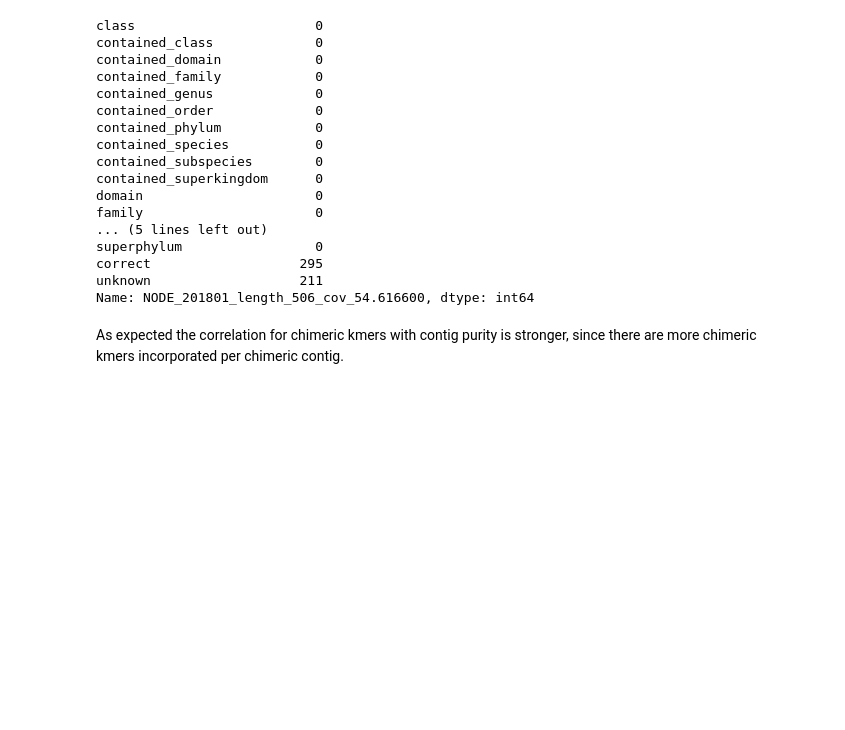
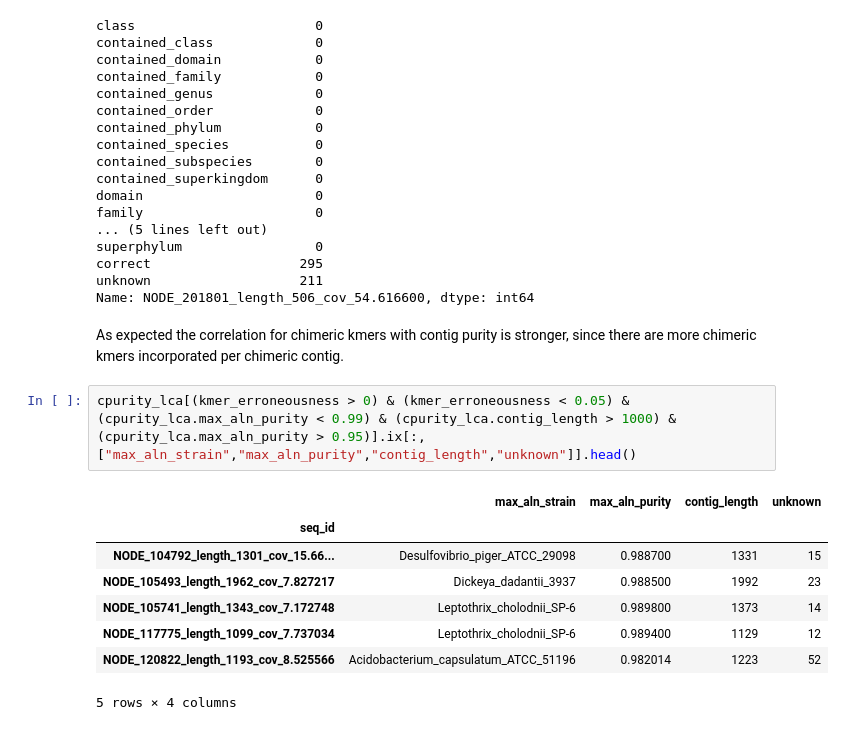
Before and after one commit to inodb/masmvali-publication, a Jupyter notebook: notebooks/kraken.ipynb, the cells around one changed output. Drawn from its saved outputs; the diff is of its cells as text; blank space fills up the shorter version.

```diff
--- a/notebooks/kraken.ipynb
+++ b/notebooks/kraken.ipynb
@@ -664,3 +664,14 @@ unknown                   211
 Name: NODE_201801_length_506_cov_54.616600, dtype: int64
 # %% [markdown]
 As expected the correlation for chimeric kmers with contig purity is stronger, since there are more chimeric kmers incorporated per chimeric contig.
+# %%
+cpurity_lca[(kmer_erroneousness > 0) & (kmer_erroneousness < 0.05) & (cpurity_lca.max_aln_purity < 0.99) & (cpurity_lca.contig_length > 1000) & (cpurity_lca.max_aln_purity > 0.95)].ix[:,["max_aln_strain","max_aln_purity","contig_length","unknown"]].head()
+# %% [output]
+|  | max_aln_strain | max_aln_purity | contig_length | unknown |
+| seq_id |  |  |  |  |
+| NODE_104792_length_1301_cov_15.66... | Desulfovibrio_piger_ATCC_29098 | 0.988700 | 1331 | 15 |
+| NODE_105493_length_1962_cov_7.827217 | Dickeya_dadantii_3937 | 0.988500 | 1992 | 23 |
+| NODE_105741_length_1343_cov_7.172748 | Leptothrix_cholodnii_SP-6 | 0.989800 | 1373 | 14 |
+| NODE_117775_length_1099_cov_7.737034 | Leptothrix_cholodnii_SP-6 | 0.989400 | 1129 | 12 |
+| NODE_120822_length_1193_cov_8.525566 | Acidobacterium_capsulatum_ATCC_51196 | 0.982014 | 1223 | 52 |
+5 rows × 4 columns
```
Also changed, not shown: parts of 12 cells of this notebook.
